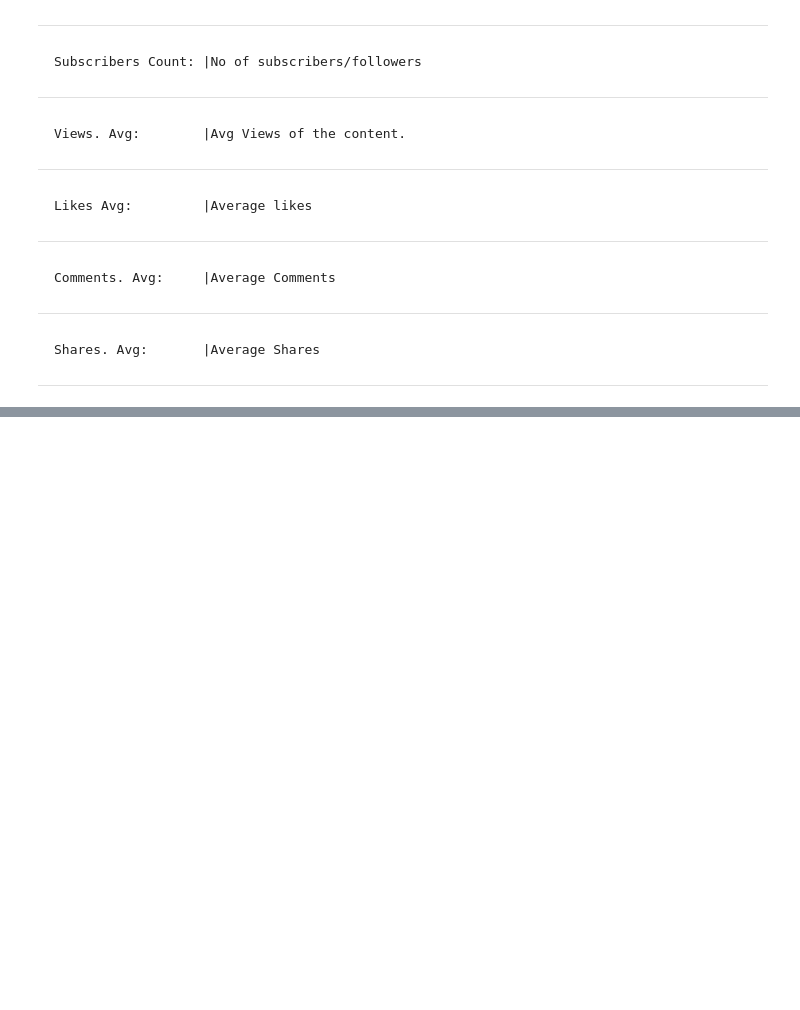
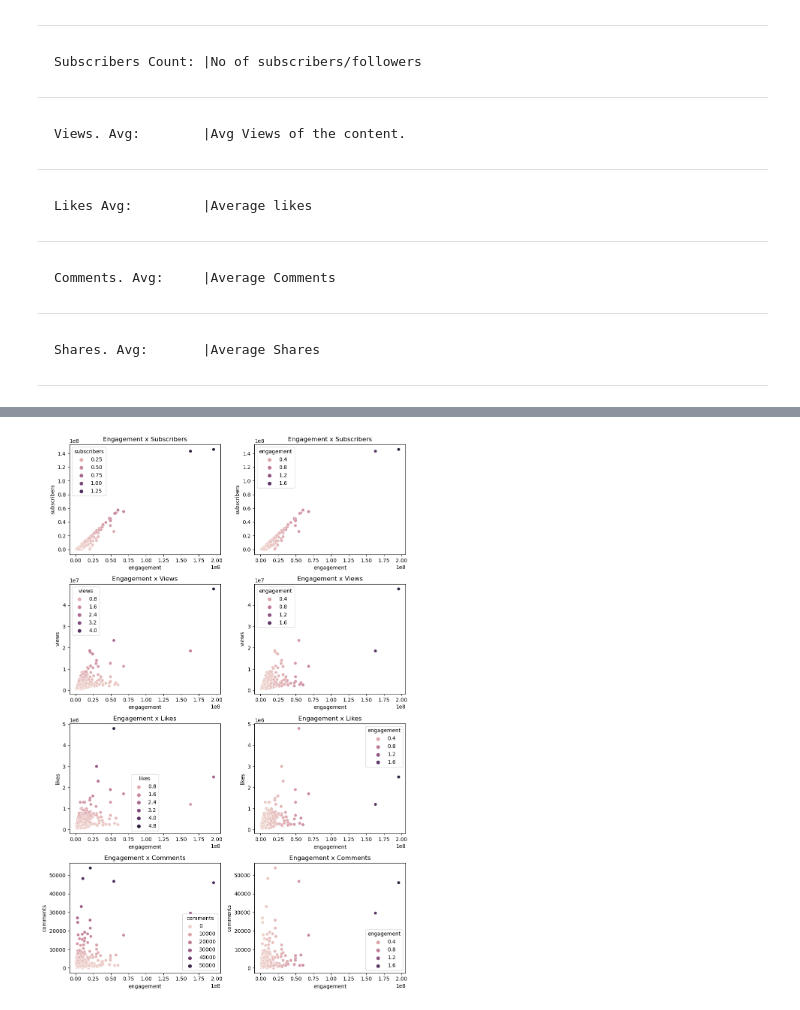
Before and after one commit to adriananuncio/individual_project, a Jupyter notebook: final_notebook.ipynb, the cells around one changed output, grey strips where cells are left out. Saved outputs shown, nothing was run; the diff lists cells and outputs as text; code cells hidden in the pictures; blank space fills up the shorter version.

```diff
--- a/final_notebook.ipynb
+++ b/final_notebook.ipynb
@@ -38,0 +133,4 @@ __Data Dictionary:__
+# %%
+visuals.x_var_by_engage(X_train, y_train)
+# %% [output]
+[figure, added]
```
Also changed, not shown: parts of 32 cells of this notebook, 2 other files.
